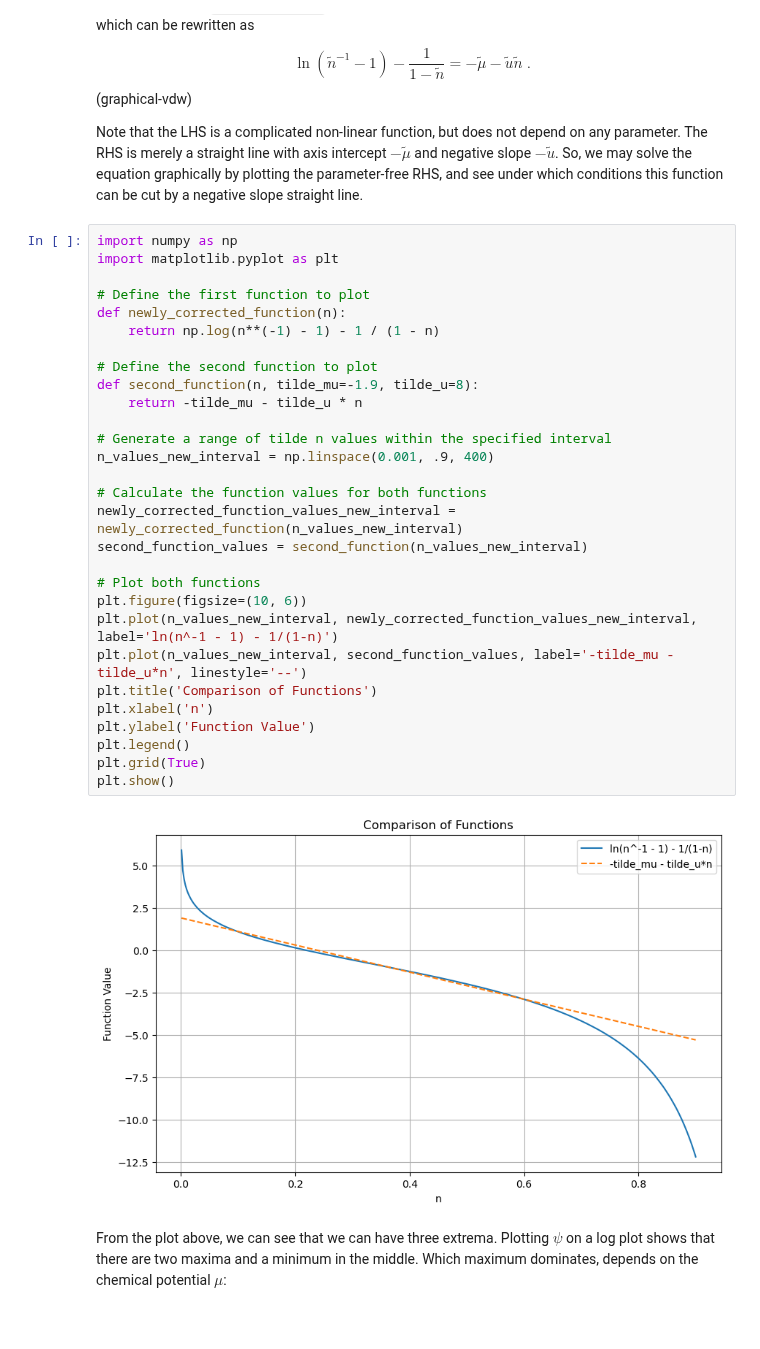
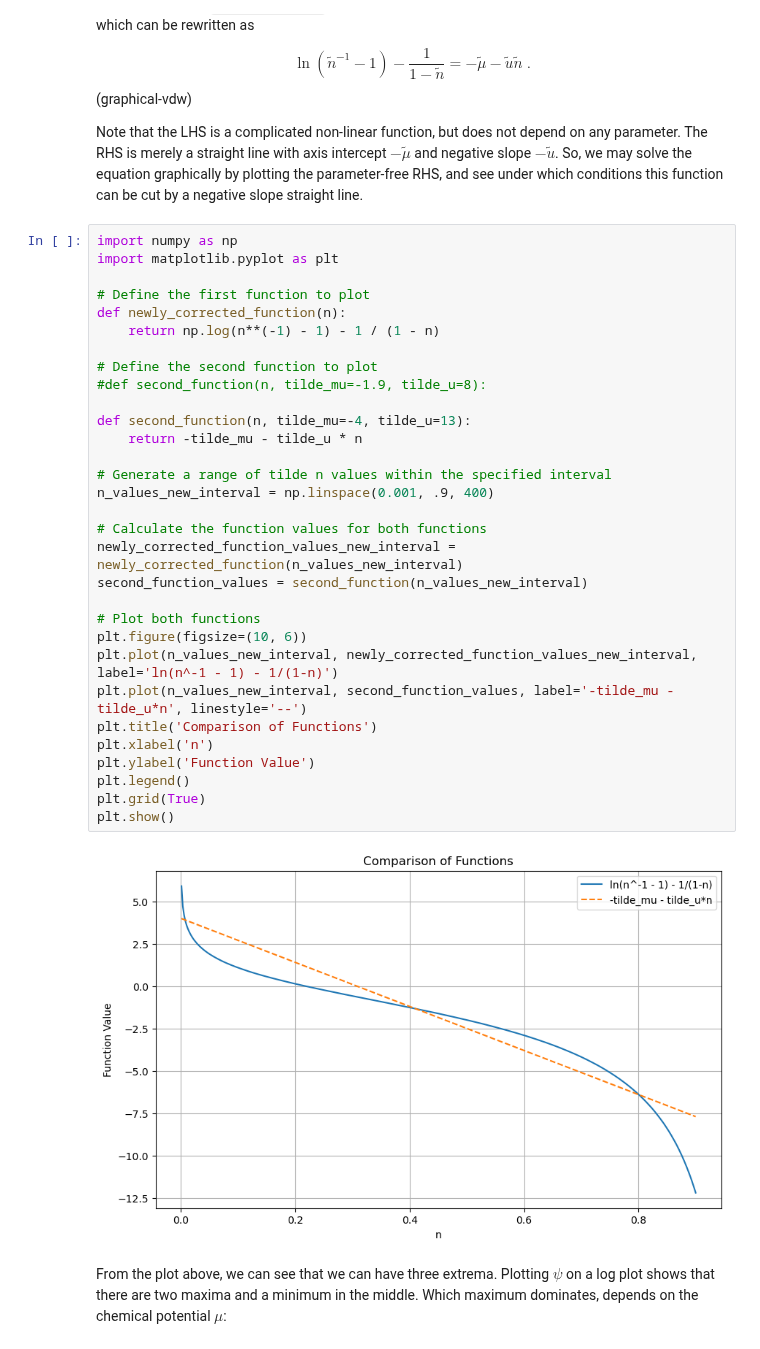
Before and after one commit to Hallatscheklab/StatPhys, a Jupyter notebook: _sources/Variational-Methods/interacting-gases-f.ipynb, the cells around one changed output. Saved outputs shown, nothing was run; the diff lists cells and outputs as text.

```diff
--- a/_sources/Variational-Methods/interacting-gases-f.ipynb
+++ b/_sources/Variational-Methods/interacting-gases-f.ipynb
@@ -379,34 +379,36 @@ Note that the LHS is a complicated non-linear function, but does not depend on a
 # %%
 import numpy as np
 import matplotlib.pyplot as plt
 
 # Define the first function to plot
 def newly_corrected_function(n):
     return np.log(n**(-1) - 1) - 1 / (1 - n)
 
 # Define the second function to plot
-def second_function(n, tilde_mu=-1.9, tilde_u=8):
+#def second_function(n, tilde_mu=-1.9, tilde_u=8):
+
+def second_function(n, tilde_mu=-4, tilde_u=13):
     return -tilde_mu - tilde_u * n
 
 # Generate a range of tilde n values within the specified interval
 n_values_new_interval = np.linspace(0.001, .9, 400)
 
 # Calculate the function values for both functions
 newly_corrected_function_values_new_interval = newly_corrected_function(n_values_new_interval)
 second_function_values = second_function(n_values_new_interval)
 
 # Plot both functions
 plt.figure(figsize=(10, 6))
 plt.plot(n_values_new_interval, newly_corrected_function_values_new_interval, label='ln(n^-1 - 1) - 1/(1-n)')
 plt.plot(n_values_new_interval, second_function_values, label='-tilde_mu - tilde_u*n', linestyle='--')
 plt.title('Comparison of Functions')
 plt.xlabel('n')
 plt.ylabel('Function Value')
 plt.legend()
 plt.grid(True)
 plt.show()
 # %% [output]
-[figure, old version]
+[figure, new version]
 # %% [markdown]
 From the plot above, we can see that we can have three extrema. Plotting $\psi$ on a log plot shows that there are two maxima and a minimum in the middle. Which maximum dominates, depends on the chemical potential $\mu$:
 # %%
```
Also changed, not shown: 2 other files.
